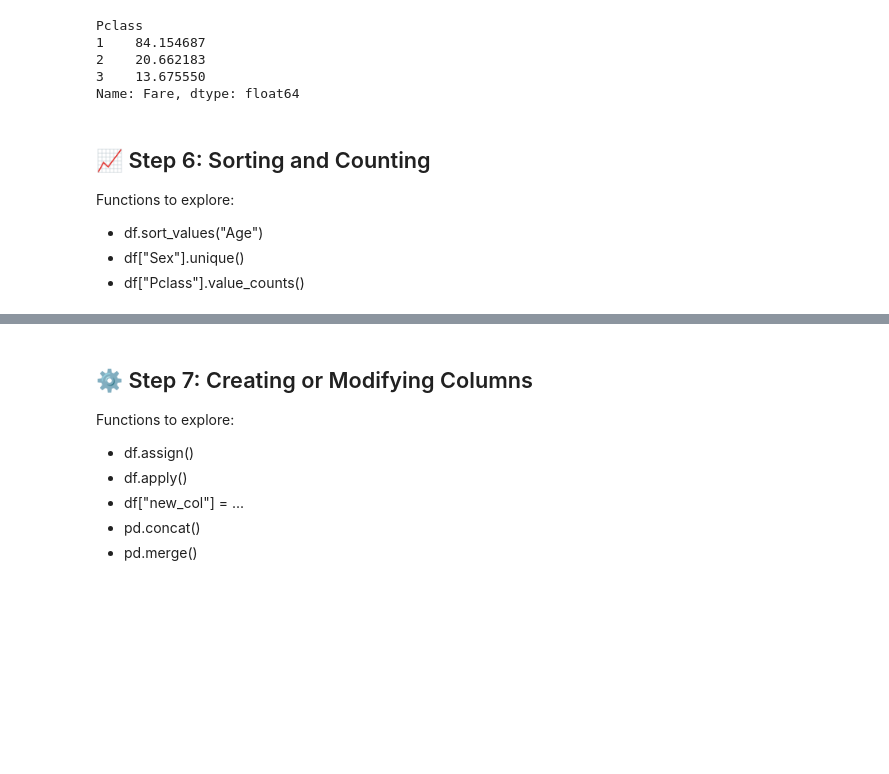
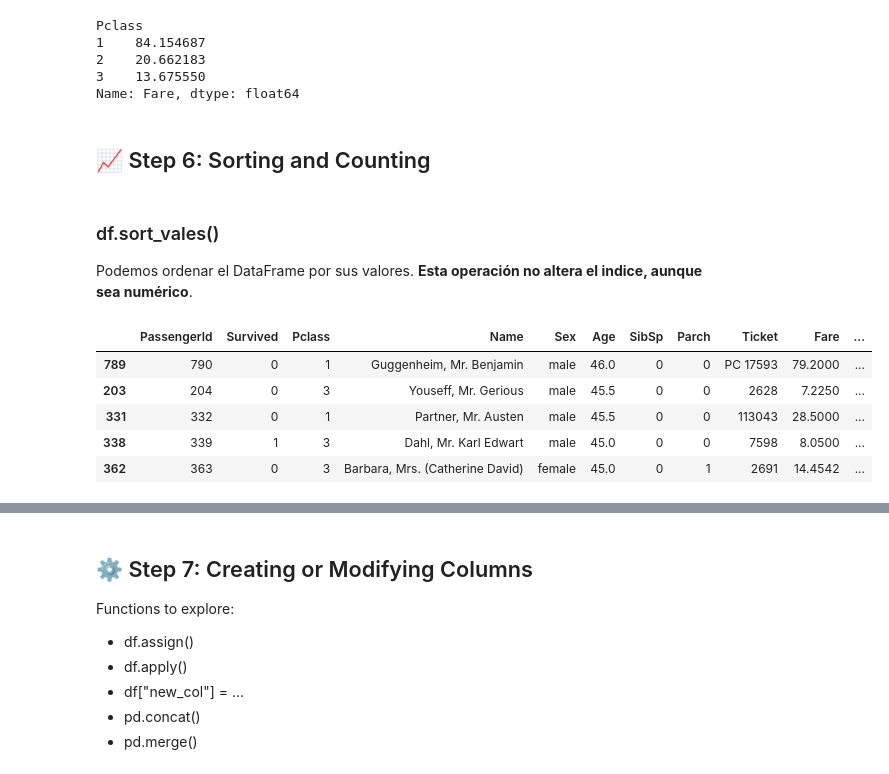
Before and after one commit to franpelirrojo/api_exploration_titanic, a Jupyter notebook: Titanic_Pandas_Practice_Notebook.ipynb, the cells around one changed output, grey strips where cells are left out. Cells and saved outputs as stored; diff of their text form; code cells hidden in the pictures; blank space fills up the shorter version.

```diff
--- a/Titanic_Pandas_Practice_Notebook.ipynb
+++ b/Titanic_Pandas_Practice_Notebook.ipynb
@@ -399,8 +392,0 @@ Functions to explore:
-# %%
-
-# Example: Check missing values
-df.isna().sum()
-
-# Fill missing ages with median
-df["Age"] = df["Age"].fillna(df["Age"].median())
-df["Age"].head()
@@ -424,10 +526,16 @@ Pclass
 3    13.675550
 Name: Fare, dtype: float64
 # %% [markdown]
-
 ## 📈 Step 6: Sorting and Counting
-
-Functions to explore:
-- df.sort_values("Age")
-- df["Sex"].unique()
-- df["Pclass"].value_counts()
+# %% [markdown]
+### df.sort_vales()
+Podemos ordenar el DataFrame por sus valores. **Esta operación no altera el indice, aunque sea numérico**.
+# %%
+df.sort_values("Age", ascending=False).iloc[100:105] #ordenamos por edad de mayor a menor
+# %% [output]
+|  | PassengerId | Survived | Pclass | Name | Sex | Age | SibSp | Parch | Ticket | Fare | ... |
+| 789 | 790 | 0 | 1 | Guggenheim, Mr. Benjamin | male | 46.0 | 0 | 0 | PC 17593 | 79.2000 | ... |
+| 203 | 204 | 0 | 3 | Youseff, Mr. Gerious | male | 45.5 | 0 | 0 | 2628 | 7.2250 | ... |
+| 331 | 332 | 0 | 1 | Partner, Mr. Austen | male | 45.5 | 0 | 0 | 113043 | 28.5000 | ... |
+| 338 | 339 | 1 | 3 | Dahl, Mr. Karl Edwart | male | 45.0 | 0 | 0 | 7598 | 8.0500 | ... |
+| 362 | 363 | 0 | 3 | Barbara, Mrs. (Catherine David) | female | 45.0 | 0 | 1 | 2691 | 14.4542 | ... |
```
Also changed, not shown: parts of 26 cells of this notebook.
